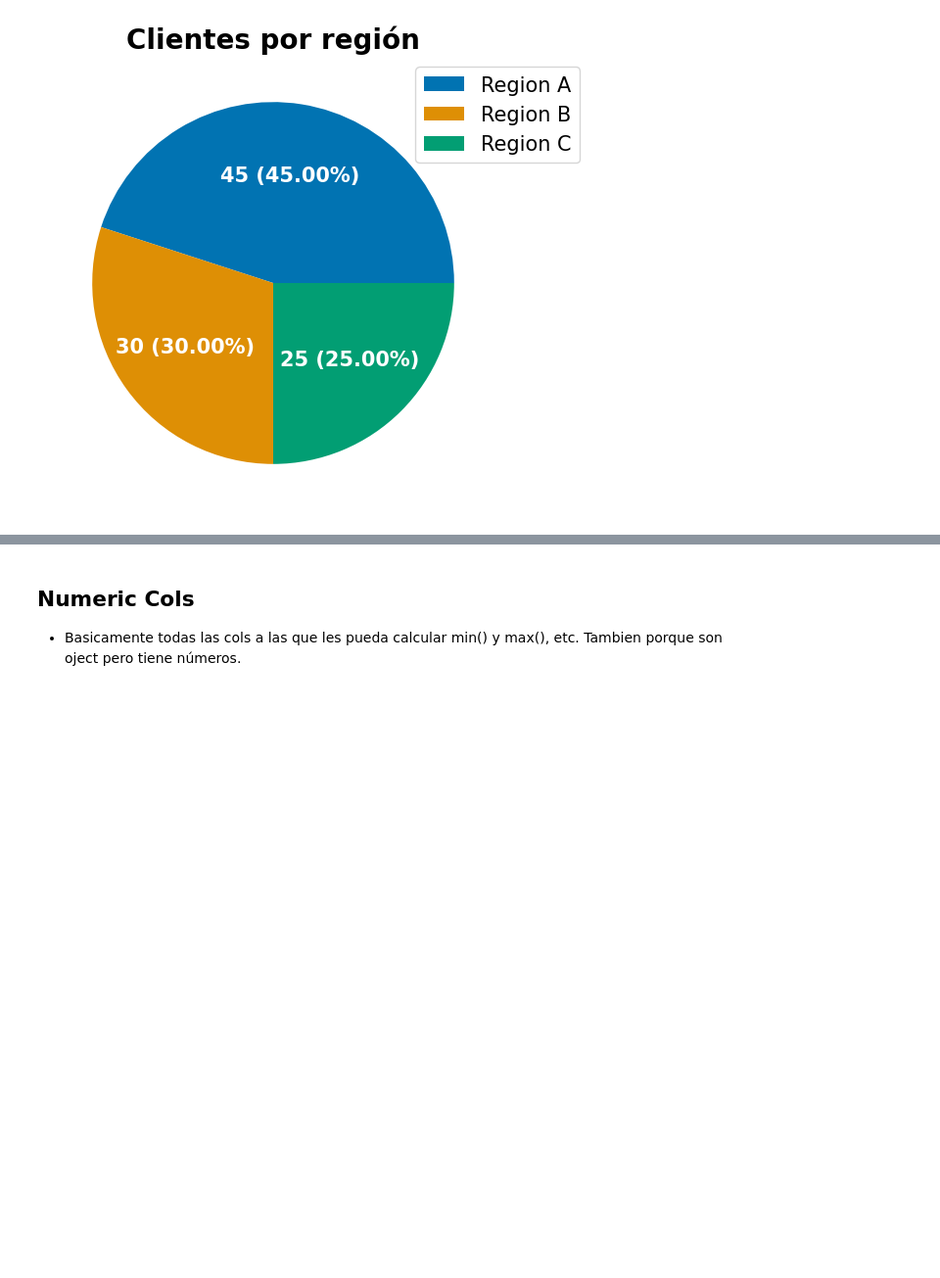
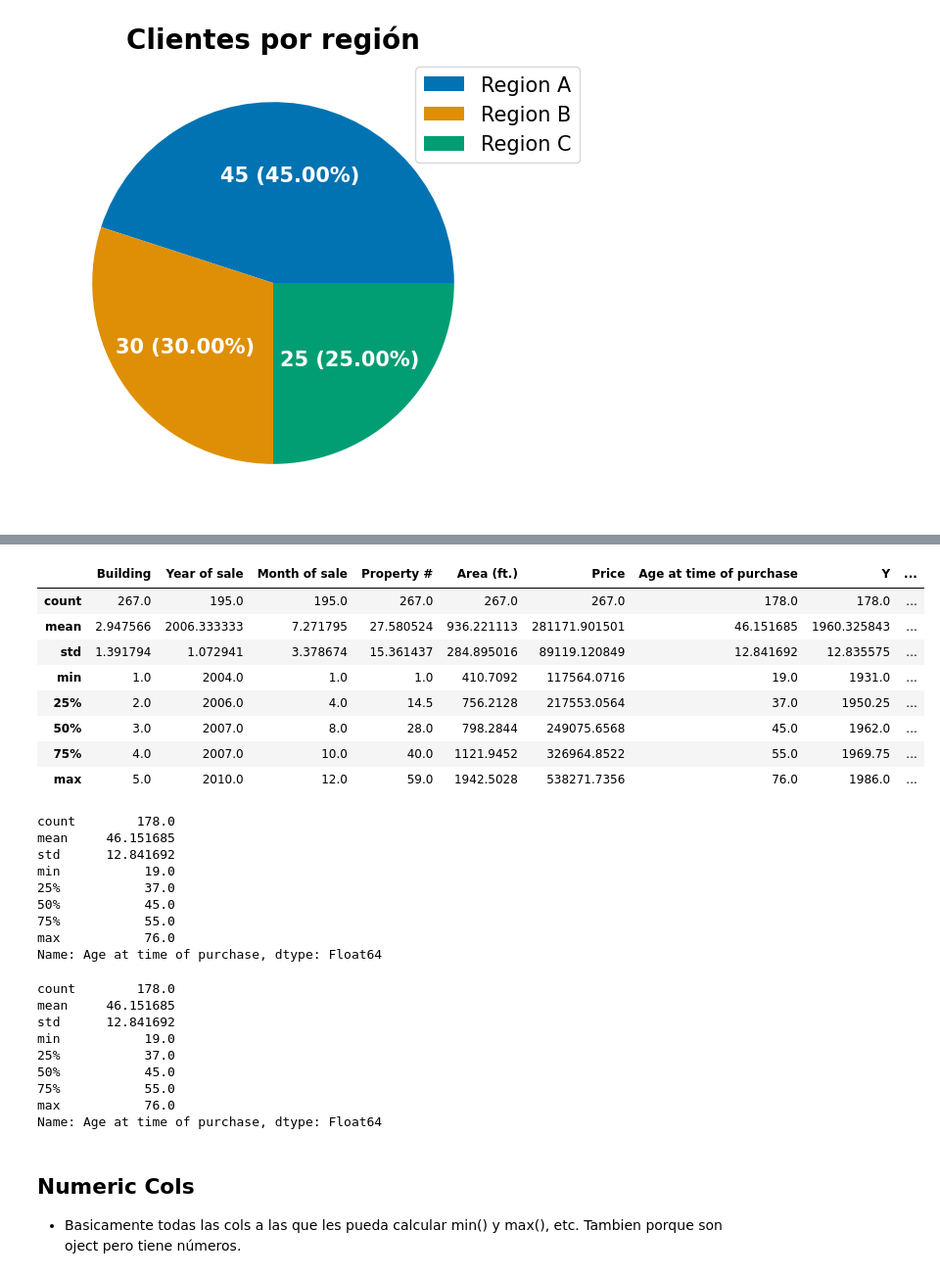
Before and after one commit to jmonti-gh/jm_datascience, a Jupyter notebook: test_jm/test_datascience.ipynb, the cells around one changed output, grey strips where cells are left out. Shown at 98% size. Drawn from its saved outputs; the diff is of its cells as text; code cells hidden in the pictures; blank space fills up the shorter version.

```diff
--- a/test_jm/test_datascience.ipynb
+++ b/test_jm/test_datascience.ipynb
@@ -32,3 +101,37 @@ fig, ax = jm_pandas.plt_piechart(catdf_2, title='Clientes por región')
+# %%
+# describeplus() para Series y para DFs
+display(df3.describe())
+display(df3['Age at time of purchase'].describe())
+df3.jm.infomax()
+df3['Age at time of purchase'].describe()
+# %% [output]
+|  | Building | Year of sale | Month of sale | Property # | Area (ft.) | Price | Age at time of purchase | Y | ... |
+| count | 267.0 | 195.0 | 195.0 | 267.0 | 267.0 | 267.0 | 178.0 | 178.0 | ... |
+| mean | 2.947566 | 2006.333333 | 7.271795 | 27.580524 | 936.221113 | 281171.901501 | 46.151685 | 1960.325843 | ... |
+| std | 1.391794 | 1.072941 | 3.378674 | 15.361437 | 284.895016 | 89119.120849 | 12.841692 | 12.835575 | ... |
+| min | 1.0 | 2004.0 | 1.0 | 1.0 | 410.7092 | 117564.0716 | 19.0 | 1931.0 | ... |
+| 25% | 2.0 | 2006.0 | 4.0 | 14.5 | 756.2128 | 217553.0564 | 37.0 | 1950.25 | ... |
+| 50% | 3.0 | 2007.0 | 8.0 | 28.0 | 798.2844 | 249075.6568 | 45.0 | 1962.0 | ... |
+| 75% | 4.0 | 2007.0 | 10.0 | 40.0 | 1121.9452 | 326964.8522 | 55.0 | 1969.75 | ... |
+| max | 5.0 | 2010.0 | 12.0 | 59.0 | 1942.5028 | 538271.7356 | 76.0 | 1986.0 | ... |
+count        178.0
+mean     46.151685
+std      12.841692
+min           19.0
+25%           37.0
+50%           45.0
+75%           55.0
+max           76.0
+Name: Age at time of purchase, dtype: Float64
+count        178.0
+mean     46.151685
+std      12.841692
+min           19.0
+25%           37.0
+50%           45.0
+75%           55.0
+max           76.0
+Name: Age at time of purchase, dtype: Float64
 # %% [markdown]
 ## Numeric Cols
 - Basicamente todas las cols a las que les pueda calcular min() y max(), etc. Tambien porque son oject pero tiene números.
```
Also changed, not shown: parts of 13 cells of this notebook, 1 other file.
